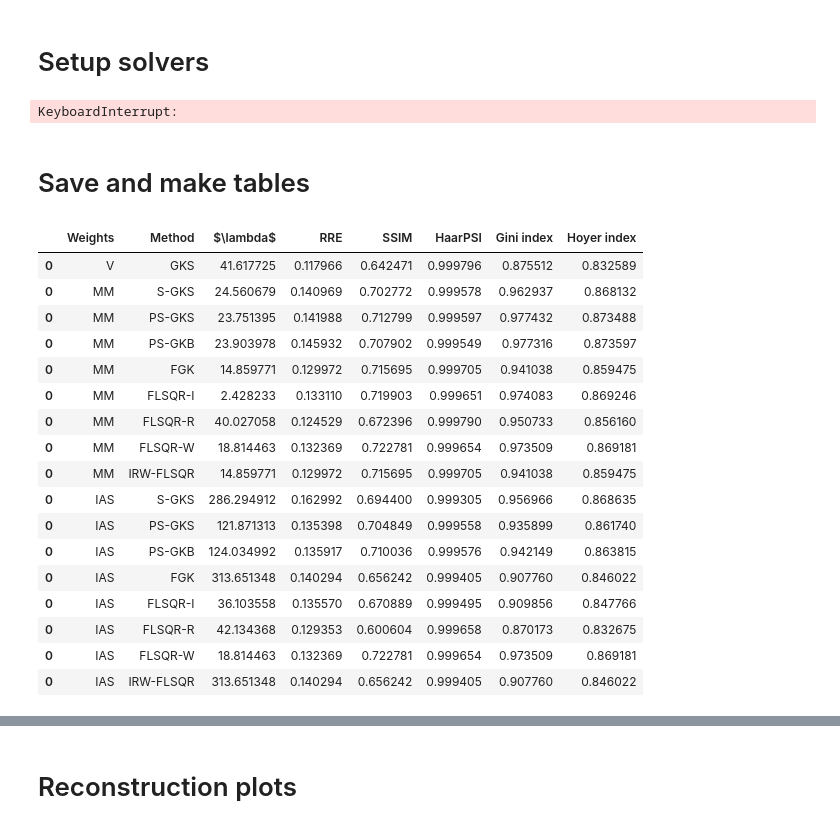
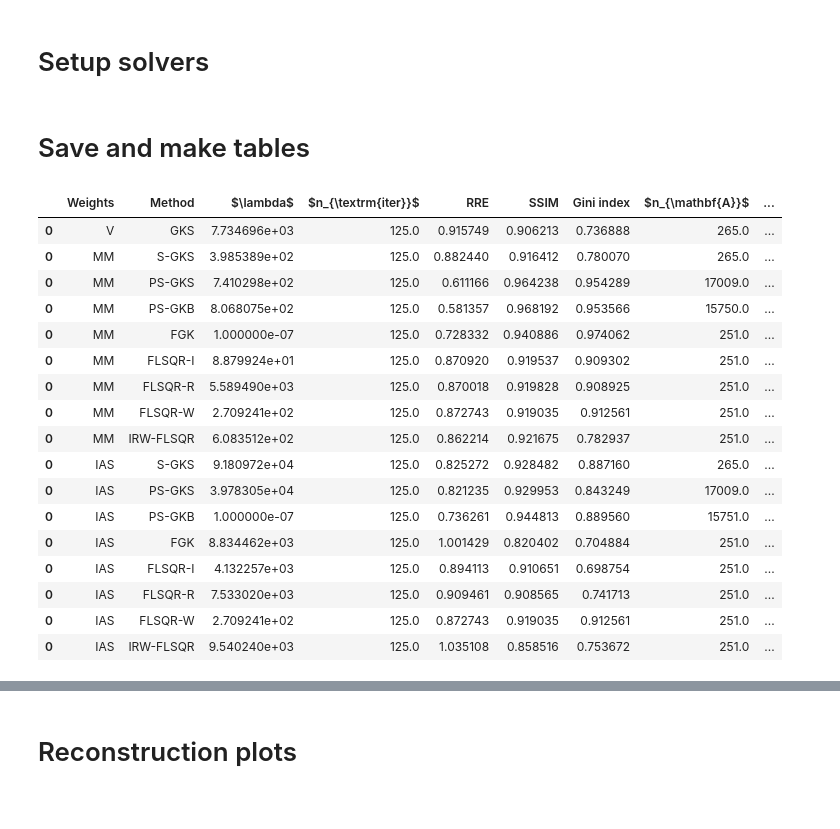
Before and after one commit to mpasha3/IRLS_prec_GSBL, a Jupyter notebook: paper_examples/2d_wavelet_randhaar/2d_wavelet_randhaar.ipynb, the cells around one changed output, grey strips where cells are left out. Cells and saved outputs as stored; diff of their text form; code cells hidden in the pictures.

```diff
--- a/paper_examples/2d_wavelet_randhaar/2d_wavelet_randhaar.ipynb
+++ b/paper_examples/2d_wavelet_randhaar/2d_wavelet_randhaar.ipynb
@@ -251,10 +252,13 @@ v_gks_solver = VanillaGKS(A, L, b, noise_var=noise_var, Lpinv_factory=Lpinv_fact
 mm1_gks_solver = MM1GKS(A, L, b, noise_var=noise_var, Lpinv_factory=Lpinv_factory, K=K, img_shape=img_shape)
 mm2_gks_solver = MM2GKS(A, L, b, noise_var=noise_var, Lpinv_factory=Lpinv_factory, K=K, img_shape=img_shape)
 mm3_gks_solver = MM3GKS(A, L, b, noise_var=noise_var, Lpinv_factory=Lpinv_factory, K=K, img_shape=img_shape)
+mmx_gks_solver = MMXGKS(A, L, b, noise_var=noise_var, Lpinv_factory=Lpinv_factory, K=K, img_shape=img_shape)
 mm3_fgk_solver = MM3FGK(A, L, b, noise_var=noise_var, Lpinv_factory=Lpinv_factory, K=K, img_shape=img_shape)
+mmx_fgk_solver = MMXFGK(A, L, b, noise_var=noise_var, Lpinv_factory=Lpinv_factory, K=K, img_shape=img_shape)
 mm4_fgk2019_solver = MM4FGK2019(A, L, L.T, b, noise_var=noise_var, K=K, img_shape=img_shape) # Options I, R, W
 mm2_fgkirw_solver = MM2FGKIRW(A, L, L.T, b, noise_var=noise_var, K=K, img_shape=img_shape) # Option IRW
 mm3_psgkb_solver = MM3GKB(A, L, b, noise_var=noise_var, Lpinv_factory=Lpinv_factory, K=K, img_shape=img_shape)
+mmx_psgkb_solver = MMXGKB(A, L, b, noise_var=noise_var, Lpinv_factory=Lpinv_factory, K=K, img_shape=img_shape)
 
 # IAS weights
 ias_gks_solver = IASGKS(A, L, b, noise_var=noise_var, Lpinv_factory=Lpinv_factory, K=K, img_shape=img_shape)
@@ -309,14 +313,14 @@ all_mm_results.append( ( "MM", "S-GKS", mm_sgks_data  ) )
 
 
 # PS-GKS
-mm_psgks_data = mm3_gks_solver.solve_with_priorconditioning(n_iter=n_its, init_dim=5, x0=v_gks_data["x"], lambdah0=v_gks_data["lambdah"], lambdah_min=lambdah_min, lambdah_max=lambdah_max,
+mm_psgks_data = mmx_gks_solver.solve_with_priorconditioning(n_iter=n_its, init_dim=5, x0=v_gks_data["x"], lambdah0=v_gks_data["lambdah"], lambdah_min=lambdah_min, lambdah_max=lambdah_max,
                                                  regparam=method, x_true=ground_truth, ksparsity=ksparsity, weight_params=mm_weight_params,
                                                  regparam_kwargs={"eta":1.01})
 
 all_mm_results.append( ( "MM", "PS-GKS", mm_psgks_data  ) )
 
 # PS-GKB
-mm_psgkb_data = mm3_psgkb_solver.solve(n_iter=n_its, x0=v_gks_data["x"], lambdah0=v_gks_data["lambdah"],
+mm_psgkb_data = mmx_psgkb_solver.solve(n_iter=n_its, x0=v_gks_data["x"], lambdah0=v_gks_data["lambdah"],
                                                  regparam=method, x_true=ground_truth, ksparsity=ksparsity, weight_params=mm_weight_params, refresh_basis=False,
                                                 #  regparam_kwargs={"eta":1.01},
                                                  lambdah_min=lambdah_min, lambdah_max=lambdah_max,
@@ -377,8 +381,6 @@ mm_fgk2019IRW_data = mm2_fgkirw_solver.solve(n_iter=n_its, mode="IRW", x0=None,
 
 
 all_mm_results.append( ( "MM", "IRW-FLSQR", mm_fgk2019IRW_data  ) )
-# %% [output]
-KeyboardInterrupt:
 # %%
 %%capture
 
@@ -479,55 +481,54 @@ all_ias_results.append( ( "IAS", "IRW-FLSQR", ias_fgk2019IRW_data  ) )
 # %% [markdown]
 # Save and make tables
 # %%
-v_df = pd.DataFrame({"Weights":[], "Method":[], "lambdah":[], "RRE":[], "SSIM": [], "HaarPSI":[], "Gini index": [], "A/A^T matvecs": [], "Lpinv/Lpinv^T matvecs": []})
+v_df = pd.DataFrame({"Weights":[], "Method":[], "lambdah":[], "RRE":[], "SSIM": [], "Gini index": [], "A matvecs": [], "L matvecs": [], "WLpinv matvecs": [], "n_iters": []  })
 
 for set in all_v_results:
         weight_str, method_label, method_data = set
-        new_df = pd.DataFrame({"Weights":[weight_str], "Method":[method_label], "lambdah":[ method_data["lambda_history"][-1] ], "RRE":[ method_data["rre_history"][-1] ], "SSIM": [ method_data["ssim_history"][-1] ], "HaarPSI":[ method_data["haar_history"][-1] ], "Gini index": [ method_data["gini_indices"][-1] ], "Hoyer index": [ method_data["hoyer_indices"][-1] ]})
+        new_df = pd.DataFrame({"Weights":[weight_str], "Method":[method_label], "lambdah":[ method_data["lambda_history"][-1] ], "RRE":[ method_data["rre_history"][-1] ], "SSIM": [ method_data["ssim_history"][-1] ], "Gini index": [ method_data["gini_indices"][-1] ], "A matvecs": [ method_data["tot_matvec_A"] ], "L matvecs": [ method_data["tot_matvec_L"] ], "WLpinv matvecs": [ method_data["tot_matvec_WLpinv"] ], "n_iters": [ method_data["n_completed_iterations"] ]  })
         v_df = pd.concat([v_df, new_df], axis=0)
 
 
-mm_df = pd.DataFrame({"Weights":[], "Method":[], "lambdah":[], "RRE":[], "SSIM": [], "Gini index": [], "Hoyer index": []})
+mm_df = pd.DataFrame({"Weights":[], "Method":[], "lambdah":[], "RRE":[], "SSIM": [], "Gini index": [], "Hoyer index": [], "A matvecs": [], "L matvecs": [], "WLpinv matvecs": []})
 
 for set in all_mm_results:
         weight_str, method_label, method_data = set
-        # print(method_label)
-        # print(method_data["rre_history"][-1])
-        new_df = pd.DataFrame({"Weights":[weight_str], "Method":[method_label], "lambdah":[ method_data["lambda_history"][-1] ], "RRE":[ method_data["rre_history"][-1] ], "SSIM": [ method_data["ssim_history"][-1] ], "HaarPSI":[ method_data["haar_history"][-1] ], "Gini index": [ method_data["gini_indices"][-1] ], "Hoyer index": [ method_data["hoyer_indices"][-1] ]})
+        new_df = pd.DataFrame({"Weights":[weight_str], "Method":[method_label], "lambdah":[ method_data["lambda_history"][-1] ], "RRE":[ method_data["rre_history"][-1] ], "SSIM": [ method_data["ssim_history"][-1] ], "Gini index": [ method_data["gini_indices"][-1] ], "Hoyer index": [ method_data["hoyer_indices"][-1] ], "A matvecs": [ method_data["tot_matvec_A"] ], "L matvecs": [ method_data["tot_matvec_L"] ], "WLpinv matvecs": [ method_data["tot_matvec_WLpinv"] ], "n_iters": [ method_data["n_completed_iterations"] ]  })
         mm_df = pd.concat([mm_df, new_df], axis=0)
 
 
 
-ias_df = pd.DataFrame({"Weights":[], "Method":[], "lambdah":[], "RRE":[], "SSIM": [], "Gini index": [], "Hoyer index": []})
+ias_df = pd.DataFrame({"Weights":[], "Method":[], "lambdah":[], "RRE":[], "SSIM": [], "Gini index": [], "Hoyer index": [], "A matvecs": [], "L matvecs": [], "WLpinv matvecs": []})
 
 for set in all_ias_results:
         weight_str, method_label, method_data = set
-        new_df = pd.DataFrame({"Weights":[weight_str], "Method":[method_label], "lambdah":[ method_data["lambda_history"][-1] ], "RRE":[ method_data["rre_history"][-1] ], "SSIM": [ method_data["ssim_history"][-1] ], "HaarPSI":[ method_data["haar_history"][-1] ], "Gini index": [ method_data["gini_indices"][-1] ], "Hoyer index": [ method_data["hoyer_indices"][-1] ]})
+        new_df = pd.DataFrame({"Weights":[weight_str], "Method":[method_label], "lambdah":[ method_data["lambda_history"][-1] ], "RRE":[ method_data["rre_history"][-1] ], "SSIM": [ method_data["ssim_history"][-1] ], "Gini index": [ method_data["gini_indices"][-1] ], "Hoyer index": [ method_data["hoyer_indices"][-1] ], "A matvecs": [ method_data["tot_matvec_A"] ], "L matvecs": [ method_data["tot_matvec_L"] ], "WLpinv matvecs": [ method_data["tot_matvec_WLpinv"] ], "n_iters": [ method_data["n_completed_iterations"] ] })
         ias_df = pd.concat([ias_df, new_df], axis=0)
 # %%
 all_df = pd.concat([v_df, mm_df, ias_df])
-all_df = all_df.rename(columns={'lambdah': '$\lambda$'})
-all_df.to_csv("2d_wavelet_cameraman_performance_results.csv")
+all_df = all_df[["Weights", "Method", "lambdah", "n_iters", "RRE", "SSIM", "Gini index", "A matvecs", "L matvecs", "WLpinv matvecs"]]
+all_df = all_df.rename(columns={'lambdah': '$\lambda$', "n_iters":"$n_{\\textrm{iter}}$", "A matvecs":"$n_{\mathbf{A}}$", "L matvecs":"$n_{\mathbf{L}}$", "WLpinv matvecs":"$n_{\mathbf{ L }_k^\dagger }$"  })
+all_df.to_csv("2d_wavelet_randhaar_performance_results.csv")
 all_df
 # %% [output]
-|  | Weights | Method | $\lambda$ | RRE | SSIM | HaarPSI | Gini index | Hoyer index |
-| 0 | V | GKS | 41.617725 | 0.117966 | 0.642471 | 0.999796 | 0.875512 | 0.832589 |
-| 0 | MM | S-GKS | 24.560679 | 0.140969 | 0.702772 | 0.999578 | 0.962937 | 0.868132 |
-| 0 | MM | PS-GKS | 23.751395 | 0.141988 | 0.712799 | 0.999597 | 0.977432 | 0.873488 |
-| 0 | MM | PS-GKB | 23.903978 | 0.145932 | 0.707902 | 0.999549 | 0.977316 | 0.873597 |
-| 0 | MM | FGK | 14.859771 | 0.129972 | 0.715695 | 0.999705 | 0.941038 | 0.859475 |
-| 0 | MM | FLSQR-I | 2.428233 | 0.133110 | 0.719903 | 0.999651 | 0.974083 | 0.869246 |
-| 0 | MM | FLSQR-R | 40.027058 | 0.124529 | 0.672396 | 0.999790 | 0.950733 | 0.856160 |
-| 0 | MM | FLSQR-W | 18.814463 | 0.132369 | 0.722781 | 0.999654 | 0.973509 | 0.869181 |
-| 0 | MM | IRW-FLSQR | 14.859771 | 0.129972 | 0.715695 | 0.999705 | 0.941038 | 0.859475 |
-| 0 | IAS | S-GKS | 286.294912 | 0.162992 | 0.694400 | 0.999305 | 0.956966 | 0.868635 |
-| 0 | IAS | PS-GKS | 121.871313 | 0.135398 | 0.704849 | 0.999558 | 0.935899 | 0.861740 |
-| 0 | IAS | PS-GKB | 124.034992 | 0.135917 | 0.710036 | 0.999576 | 0.942149 | 0.863815 |
-| 0 | IAS | FGK | 313.651348 | 0.140294 | 0.656242 | 0.999405 | 0.907760 | 0.846022 |
-| 0 | IAS | FLSQR-I | 36.103558 | 0.135570 | 0.670889 | 0.999495 | 0.909856 | 0.847766 |
-| 0 | IAS | FLSQR-R | 42.134368 | 0.129353 | 0.600604 | 0.999658 | 0.870173 | 0.832675 |
-| 0 | IAS | FLSQR-W | 18.814463 | 0.132369 | 0.722781 | 0.999654 | 0.973509 | 0.869181 |
-| 0 | IAS | IRW-FLSQR | 313.651348 | 0.140294 | 0.656242 | 0.999405 | 0.907760 | 0.846022 |
+|  | Weights | Method | $\lambda$ | $n_{\textrm{iter}}$ | RRE | SSIM | Gini index | $n_{\mathbf{A}}$ | ... |
+| 0 | V | GKS | 7.734696e+03 | 125.0 | 0.915749 | 0.906213 | 0.736888 | 265.0 | ... |
+| 0 | MM | S-GKS | 3.985389e+02 | 125.0 | 0.882440 | 0.916412 | 0.780070 | 265.0 | ... |
+| 0 | MM | PS-GKS | 7.410298e+02 | 125.0 | 0.611166 | 0.964238 | 0.954289 | 17009.0 | ... |
+| 0 | MM | PS-GKB | 8.068075e+02 | 125.0 | 0.581357 | 0.968192 | 0.953566 | 15750.0 | ... |
+| 0 | MM | FGK | 1.000000e-07 | 125.0 | 0.728332 | 0.940886 | 0.974062 | 251.0 | ... |
+| 0 | MM | FLSQR-I | 8.879924e+01 | 125.0 | 0.870920 | 0.919537 | 0.909302 | 251.0 | ... |
+| 0 | MM | FLSQR-R | 5.589490e+03 | 125.0 | 0.870018 | 0.919828 | 0.908925 | 251.0 | ... |
+| 0 | MM | FLSQR-W | 2.709241e+02 | 125.0 | 0.872743 | 0.919035 | 0.912561 | 251.0 | ... |
+| 0 | MM | IRW-FLSQR | 6.083512e+02 | 125.0 | 0.862214 | 0.921675 | 0.782937 | 251.0 | ... |
+| 0 | IAS | S-GKS | 9.180972e+04 | 125.0 | 0.825272 | 0.928482 | 0.887160 | 265.0 | ... |
+| 0 | IAS | PS-GKS | 3.978305e+04 | 125.0 | 0.821235 | 0.929953 | 0.843249 | 17009.0 | ... |
+| 0 | IAS | PS-GKB | 1.000000e-07 | 125.0 | 0.736261 | 0.944813 | 0.889560 | 15751.0 | ... |
+| 0 | IAS | FGK | 8.834462e+03 | 125.0 | 1.001429 | 0.820402 | 0.704884 | 251.0 | ... |
+| 0 | IAS | FLSQR-I | 4.132257e+03 | 125.0 | 0.894113 | 0.910651 | 0.698754 | 251.0 | ... |
+| 0 | IAS | FLSQR-R | 7.533020e+03 | 125.0 | 0.909461 | 0.908565 | 0.741713 | 251.0 | ... |
+| 0 | IAS | FLSQR-W | 2.709241e+02 | 125.0 | 0.872743 | 0.919035 | 0.912561 | 251.0 | ... |
+| 0 | IAS | IRW-FLSQR | 9.540240e+03 | 125.0 | 1.035108 | 0.858516 | 0.753672 | 251.0 | ... |
 # %%
 def scientific_to_latex(sci_str):
     # Split the number into base and exponent parts
```
Also changed, not shown: parts of 11 cells of this notebook, 23 other files.
